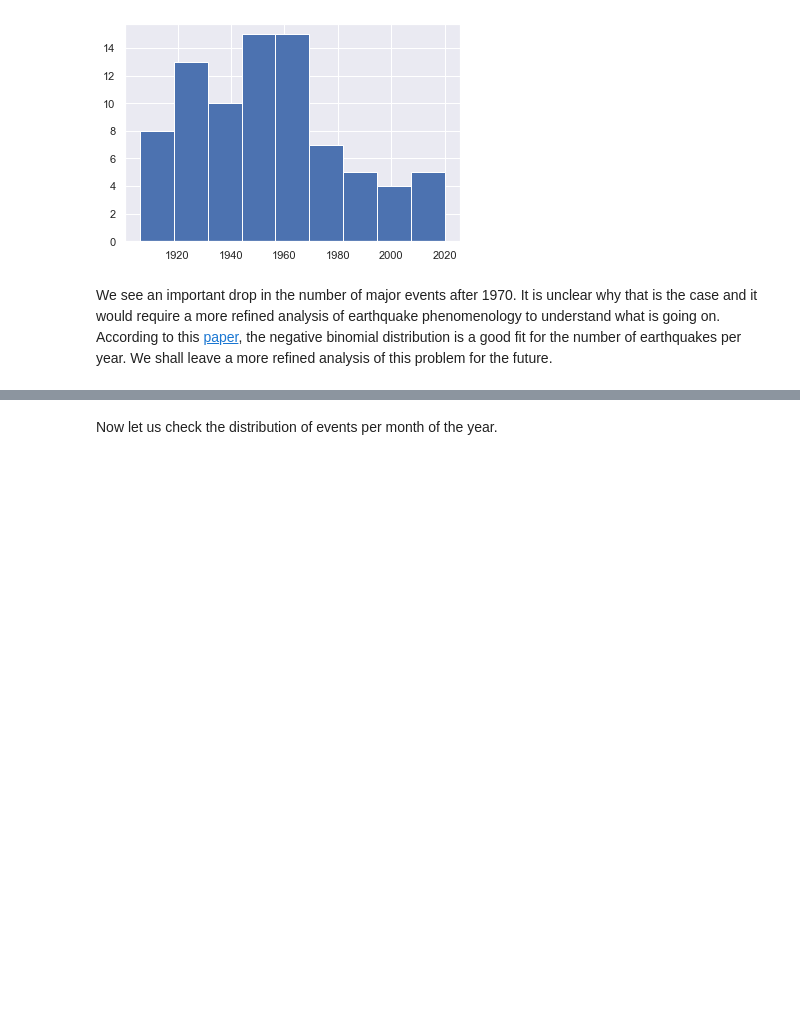
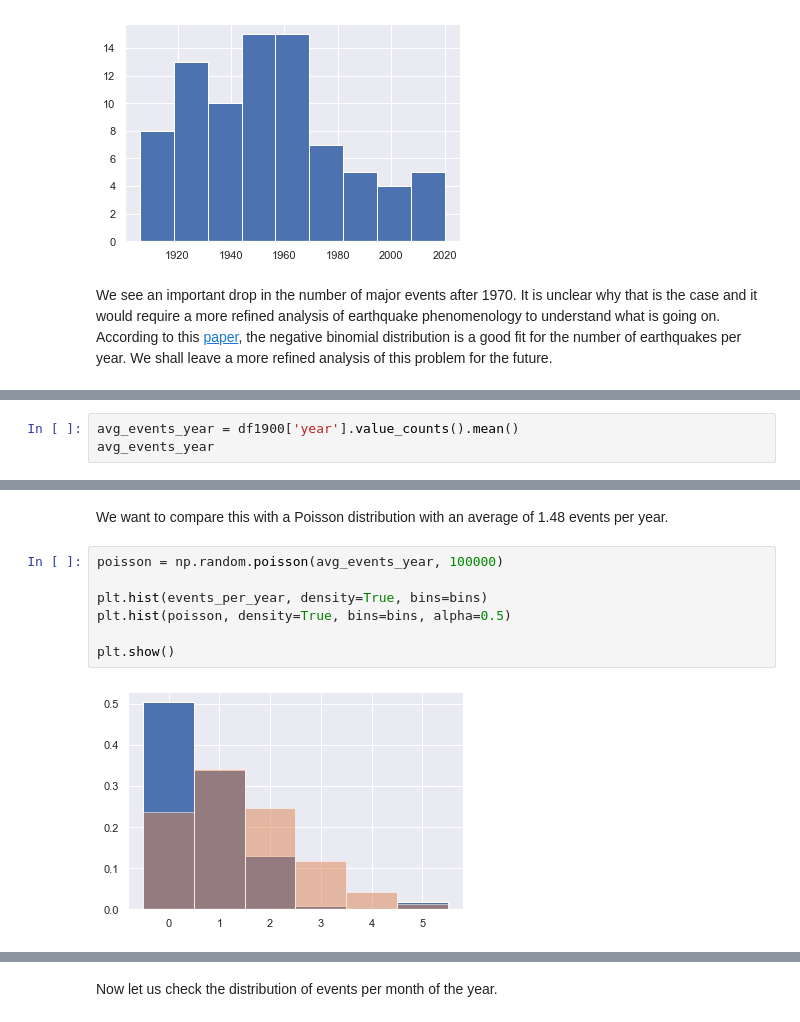
Before and after one commit to fabiomnsantos/chile-earthquakes, a Jupyter notebook: chile-earthquakes-analysis.ipynb, the cells around one changed output, grey strips where cells are left out. Saved outputs shown, nothing was run; the diff lists cells and outputs as text; blank space fills up the shorter version.

```diff
--- a/chile-earthquakes-analysis.ipynb
+++ b/chile-earthquakes-analysis.ipynb
@@ -182,0 +185,3 @@ We see an important drop in the number of major events after 1970. It is unclear
+# %%
+avg_events_year = df1900['year'].value_counts().mean()
+avg_events_year
@@ -182,0 +238,11 @@ We see an important drop in the number of major events after 1970. It is unclear
+# %% [markdown]
+We want to compare this with a Poisson distribution with an average of 1.48 events per year.
+# %%
+poisson = np.random.poisson(avg_events_year, 100000)
+
+plt.hist(events_per_year, density=True, bins=bins)
+plt.hist(poisson, density=True, bins=bins, alpha=0.5)
+
+plt.show()
+# %% [output]
+[figure, added]
```
Also changed, not shown: parts of 24 cells of this notebook.
